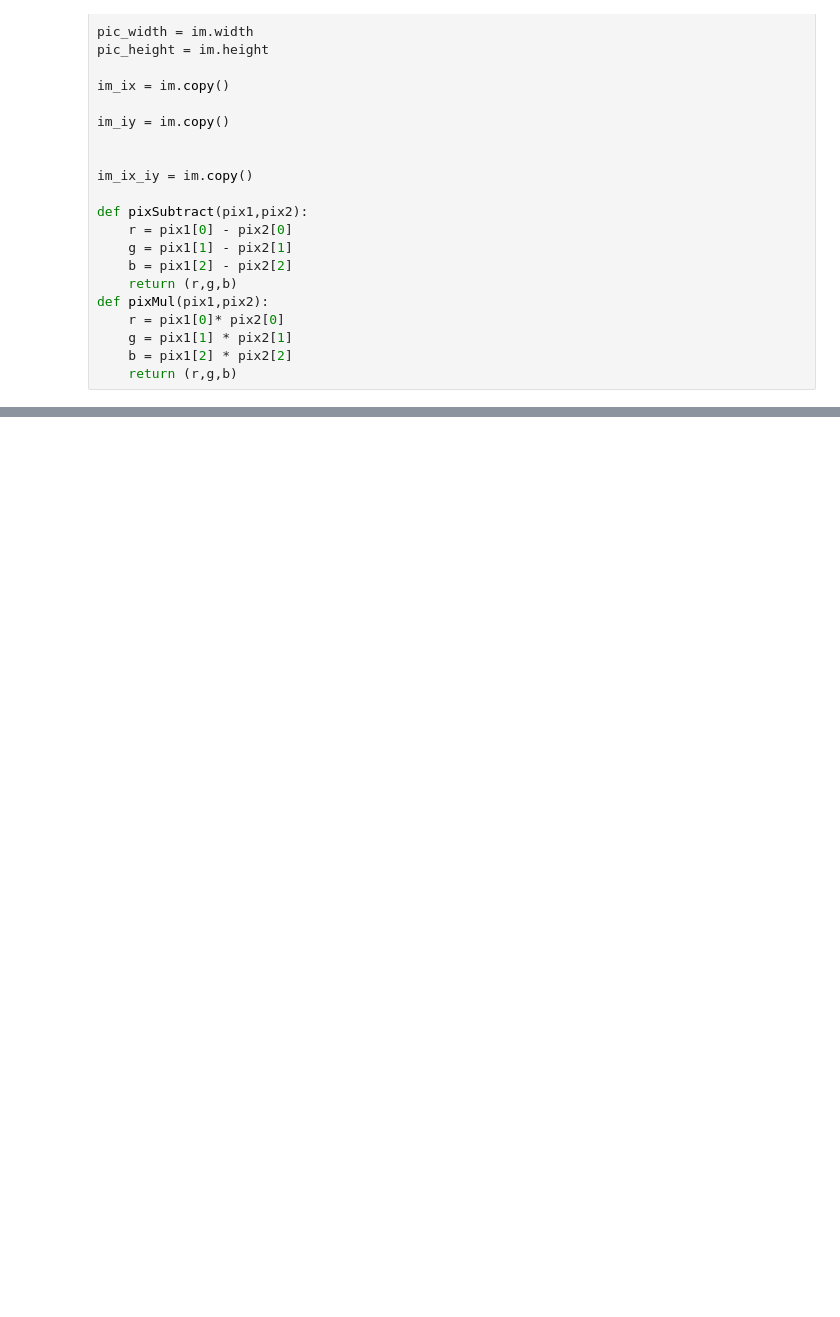
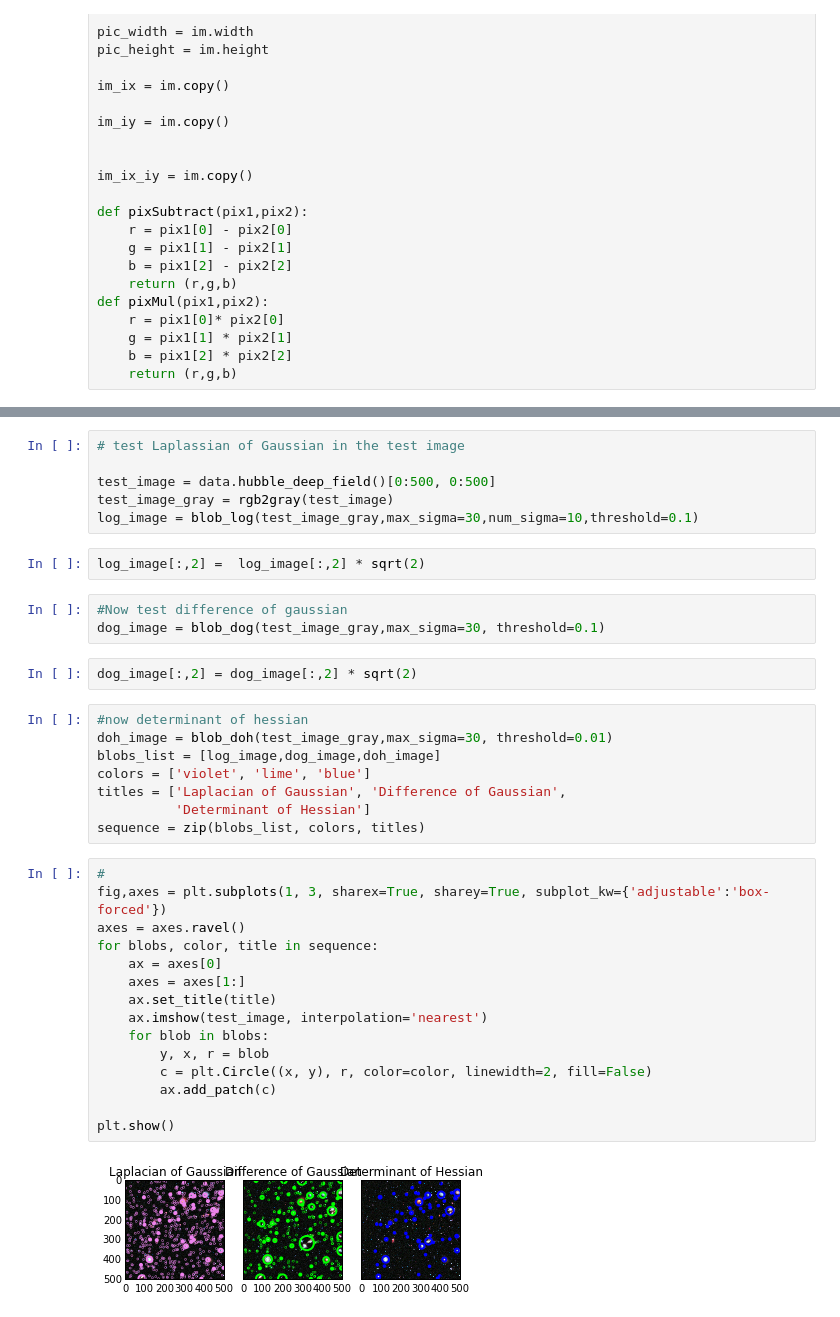
Before and after one commit to rahulchandrangb/ImageProc, a Jupyter notebook: Interest Point Detection/Interest point detect.ipynb, the cells around one changed output, grey strips where cells are left out. Saved outputs shown, nothing was run; the diff lists cells and outputs as text; blank space fills up the shorter version.

```diff
--- a/Interest Point Detection/Interest point detect.ipynb
+++ b/Interest Point Detection/Interest point detect.ipynb
@@ -68,0 +51,38 @@ ImportError: No module named pyx
+# %%
+# test Laplassian of Gaussian in the test image
+
+test_image = data.hubble_deep_field()[0:500, 0:500]
+test_image_gray = rgb2gray(test_image)
+log_image = blob_log(test_image_gray,max_sigma=30,num_sigma=10,threshold=0.1)
+# %%
+log_image[:,2] =  log_image[:,2] * sqrt(2)
+# %%
+#Now test difference of gaussian
+dog_image = blob_dog(test_image_gray,max_sigma=30, threshold=0.1)
+# %%
+dog_image[:,2] = dog_image[:,2] * sqrt(2)
+# %%
+#now determinant of hessian
+doh_image = blob_doh(test_image_gray,max_sigma=30, threshold=0.01)
+blobs_list = [log_image,dog_image,doh_image]
+colors = ['violet', 'lime', 'blue']
+titles = ['Laplacian of Gaussian', 'Difference of Gaussian',
+          'Determinant of Hessian']
+sequence = zip(blobs_list, colors, titles)
+# %%
+#
+fig,axes = plt.subplots(1, 3, sharex=True, sharey=True, subplot_kw={'adjustable':'box-forced'})
+axes = axes.ravel()
+for blobs, color, title in sequence:
+    ax = axes[0]
+    axes = axes[1:]
+    ax.set_title(title)
+    ax.imshow(test_image, interpolation='nearest')
+    for blob in blobs:
+        y, x, r = blob
+        c = plt.Circle((x, y), r, color=color, linewidth=2, fill=False)
+        ax.add_patch(c)
+
+plt.show()
+# %% [output]
+[figure, added]
```
Also changed, not shown: parts of 5 cells of this notebook.
